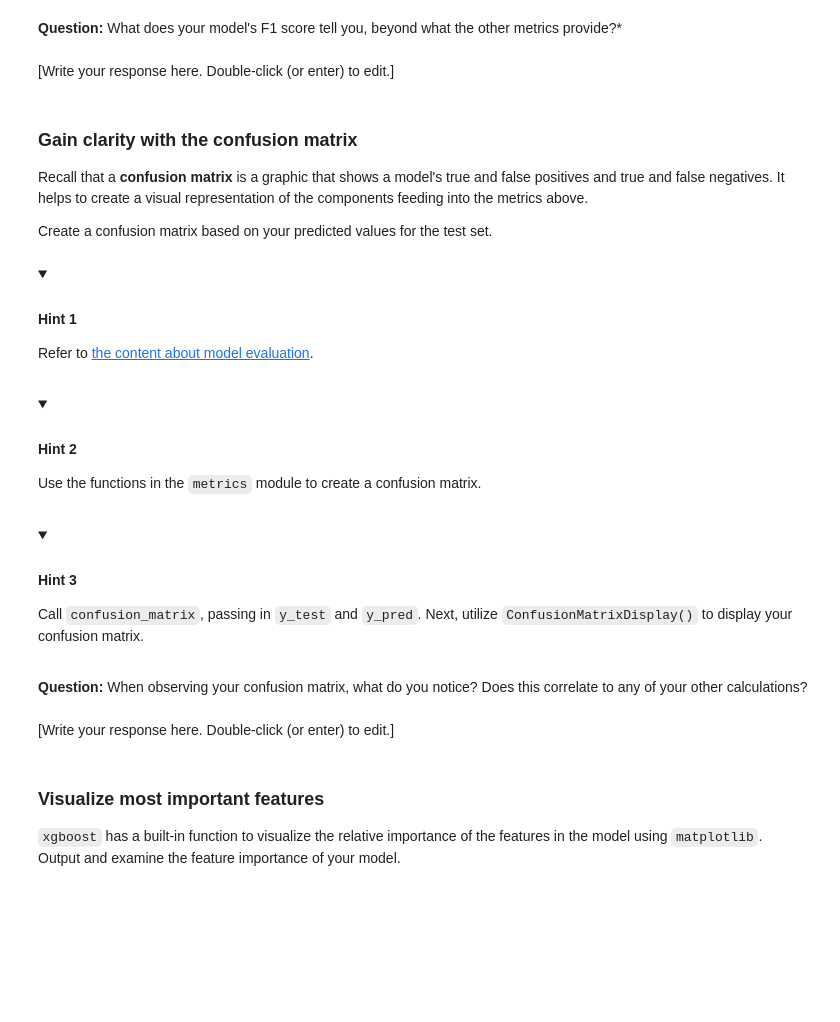
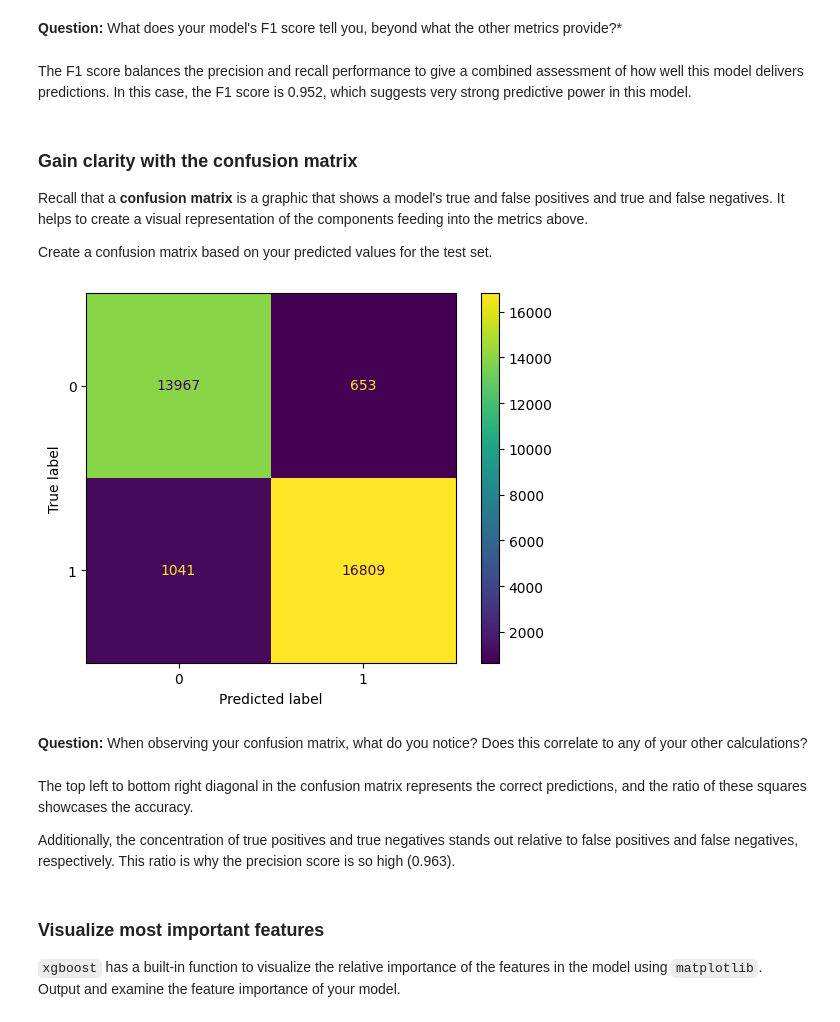
Before and after one commit to puteriirenealia/Data-Science, a Jupyter notebook: Invistico Airline XGBoost model.ipynb, the cells around one changed output. Saved outputs shown, nothing was run; the diff lists cells and outputs as text; code cells hidden in the pictures; folded sections open; blank space fills up the shorter version.

Commit message:
Instantiate XGBClassifier, hyperparameter tuning, GridSearchCV, Pickle, Confusion Matrix, Feature Importance

```diff
--- a/Invistico Airline XGBoost model.ipynb
+++ b/Invistico Airline XGBoost model.ipynb
@@ -251,4 +182,4 @@ Define how the models will be evaluated for hyperparameter tuning. To yield the
 # %%
 # Define your criteria as `scoring`.
 
-### YOUR CODE HERE ###
+scoring = ['f1', 'recall', 'accuracy', 'precision']
@@ -293,3 +190,12 @@ Choose the refit method which simultaneously balances false positives and false
+# %%
+# Construct your GridSearch.
+
+xgb_cv = GridSearchCV(xgb,
+                      cv_params,
+                      scoring = scoring,
+                      cv = 5,
+                      refit = 'f1'
+                     )
 # %% [markdown]
 ### Fit the GridSearch model to your training data
 
@@ -300,4 +206,5 @@ If your GridSearch takes too long, revisit the parameter ranges above and consid
 %%time
 # fit the GridSearch model to training data
 
-### YOUR CODE HERE ###
+xgb_cv = xgb_cv.fit(X_train, y_train)
+xgb_cv.best_params_
@@ -354,4 +245,4 @@ First, use your trained model to formulate predictions on your test set.
 # %%
 # Apply your model to predict on your test data. Call this output "y_pred".
 
-### YOUR CODE HERE ###
+y_pred = xgb_cv.predict(X_test)
@@ -424,7 +290,7 @@ Call `accuracy_score()`, `precision_score()`, `recall_score()`, and `f1_score()`
 # %% [markdown]
 **Question:** What does your model's F1 score tell you, beyond what the other metrics provide?*
-# %% [markdown]
-[Write your response here. Double-click (or enter) to edit.]
+# %% [markdown]
+The F1 score balances the precision and recall performance to give a combined assessment of how well this model delivers predictions. In this case, the F1 score is 0.952, which suggests very strong predictive power in this model.
 # %% [markdown]
 ### Gain clarity with the confusion matrix
 
@@ -433,40 +299,24 @@ Recall that a **confusion matrix** is a graphic that shows a model's true and fa
 Create a confusion matrix based on your predicted values for the test set.
 # %%
 # Construct and display your confusion matrix.
+cm = confusion_matrix(y_test, y_pred)
 
 # Construct the confusion matrix for your predicted and test values.
-
-### YOUR CODE HERE ###
+cm_display = ConfusionMatrixDisplay(cm, display_labels=xgb_cv.classes_)
 
 # Create the display for your confusion matrix.
-
-### YOUR CODE HERE ###
+cm_display.plot()
 
 # Plot the visual in-line.
-
-### YOUR CODE HERE ###
+plt.show()
+# %% [output]
+[figure, added]
-# %% [markdown]
-<details>
-<summary><h4><strong>Hint 1</strong></h4></summary>
-
-Refer to [the content about model evaluation](https://www.coursera.org/learn/the-nuts-and-bolts-of-machine-learning/lecture/njRAP/build-an-xgboost-model-with-python).
-</details>
-# %% [markdown]
-<details>
-<summary><h4><strong>Hint 2</strong></h4></summary>
-
-Use the functions in the `metrics` module to create a confusion matrix.
-</details>
-# %% [markdown]
-<details>
-<summary><h4><strong>Hint 3</strong></h4></summary>
-
-Call `confusion_matrix`, passing in `y_test` and `y_pred`. Next, utilize `ConfusionMatrixDisplay()` to display your confusion matrix.
-</details>
 # %% [markdown]
 **Question:** When observing your confusion matrix, what do you notice? Does this correlate to any of your other calculations?
-# %% [markdown]
-[Write your response here. Double-click (or enter) to edit.]
+# %% [markdown]
+The top left to bottom right diagonal in the confusion matrix represents the correct predictions, and the ratio of these squares showcases the accuracy.
+
+Additionally, the concentration of true positives and true negatives stands out relative to false positives and false negatives, respectively. This ratio is why the precision score is so high (0.963).
 # %% [markdown]
 ### Visualize most important features
 
```
Also changed, not shown: parts of 78 cells of this notebook.
